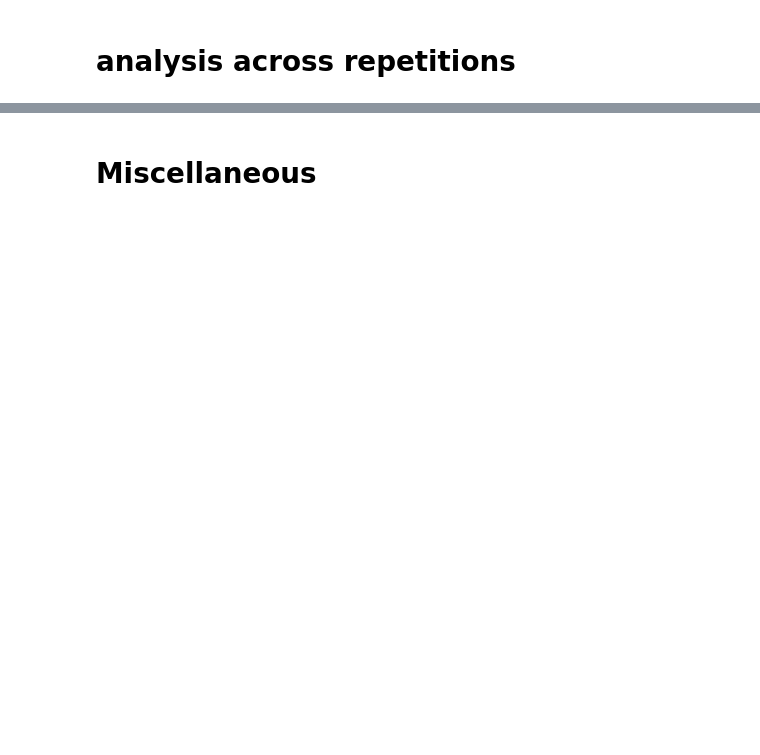
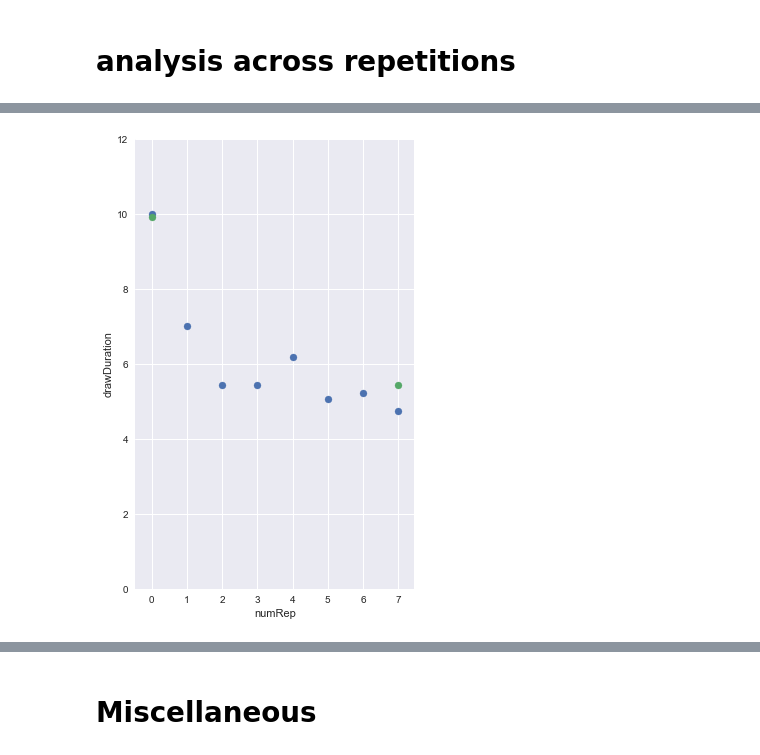
Before and after one commit to cogtoolslab/graphical_conventions_cogsci19, a Jupyter notebook: analysis/ipynb/megsano/pilot2_bonusmeter_analysis.ipynb, the cells around one changed output, grey strips where cells are left out. Cells and saved outputs as stored; diff of their text form; code cells hidden in the pictures; blank space fills up the shorter version.

```diff
--- a/analysis/ipynb/megsano/pilot2_bonusmeter_analysis.ipynb
+++ b/analysis/ipynb/megsano/pilot2_bonusmeter_analysis.ipynb
@@ -312,0 +305,4 @@ fig = plt.gcf()
+# %%
+plotAcrossRepeats('drawDuration', 8, D, 12)
+# %% [output]
+[figure, added]
```
Also changed, not shown: parts of 33 cells of this notebook.
